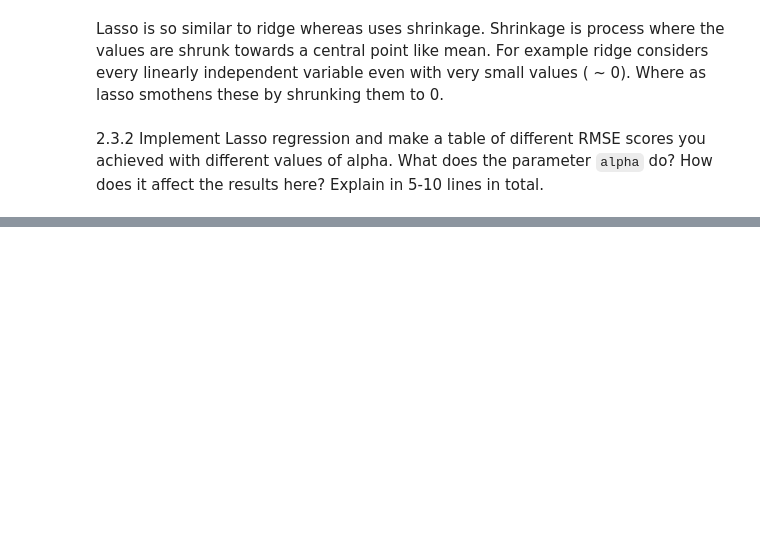
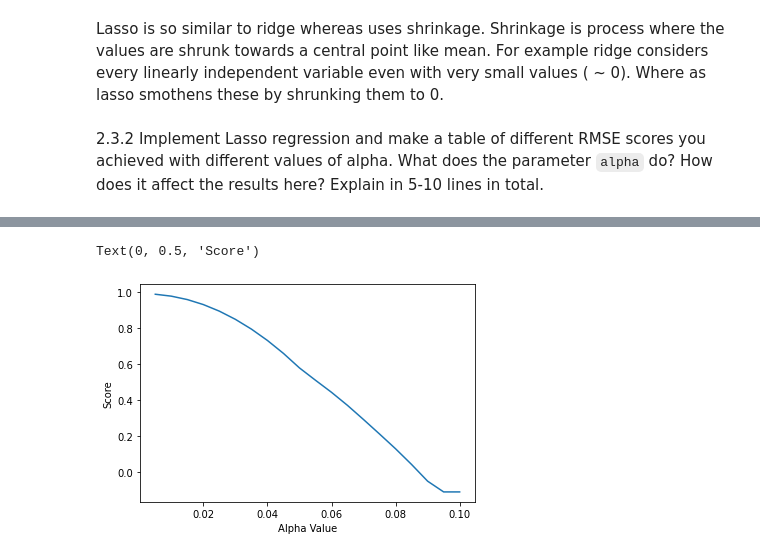
Before and after one commit to AbhinavChowdaryM98/KMeans-And-Regression, a Jupyter notebook: 2019101109_Assignment2_Q2.ipynb, the cells around one changed output, grey strips where cells are left out. Drawn from its saved outputs; the diff is of its cells as text; code cells hidden in the pictures; blank space fills up the shorter version.

```diff
--- a/2019101109_Assignment2_Q2.ipynb
+++ b/2019101109_Assignment2_Q2.ipynb
@@ -201,0 +211,7 @@ lasso_function.score(x_test, y_test)
+# %%
+plt.plot([(i+1)/200 for i in range(len(lasso_score))],lasso_score)
+plt.xlabel('Alpha Value')
+plt.ylabel('Score')
+# %% [output]
+Text(0, 0.5, 'Score')
+[figure, added]
```
Also changed, not shown: parts of 7 cells of this notebook.
